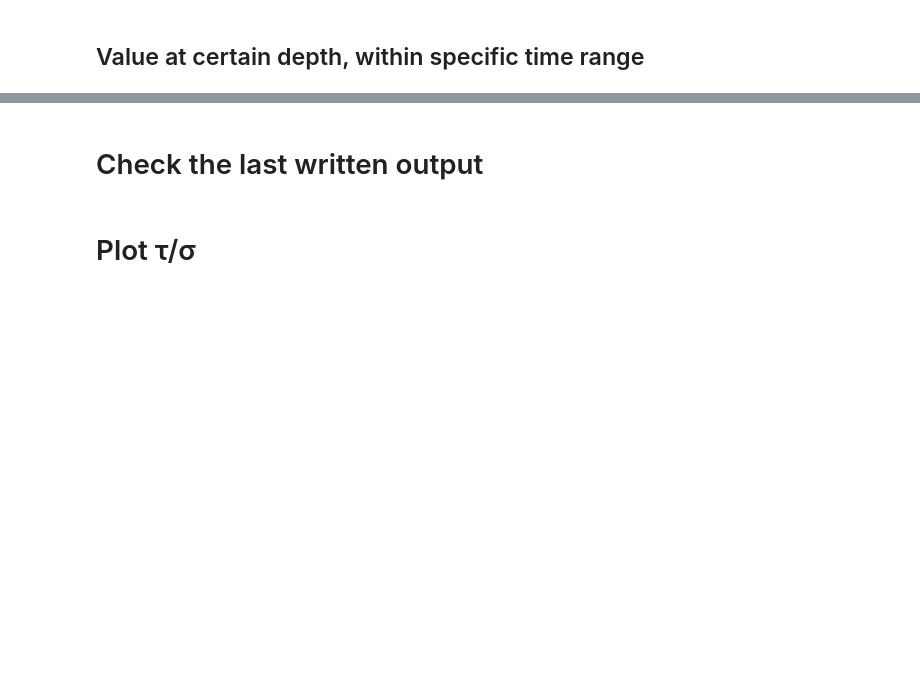
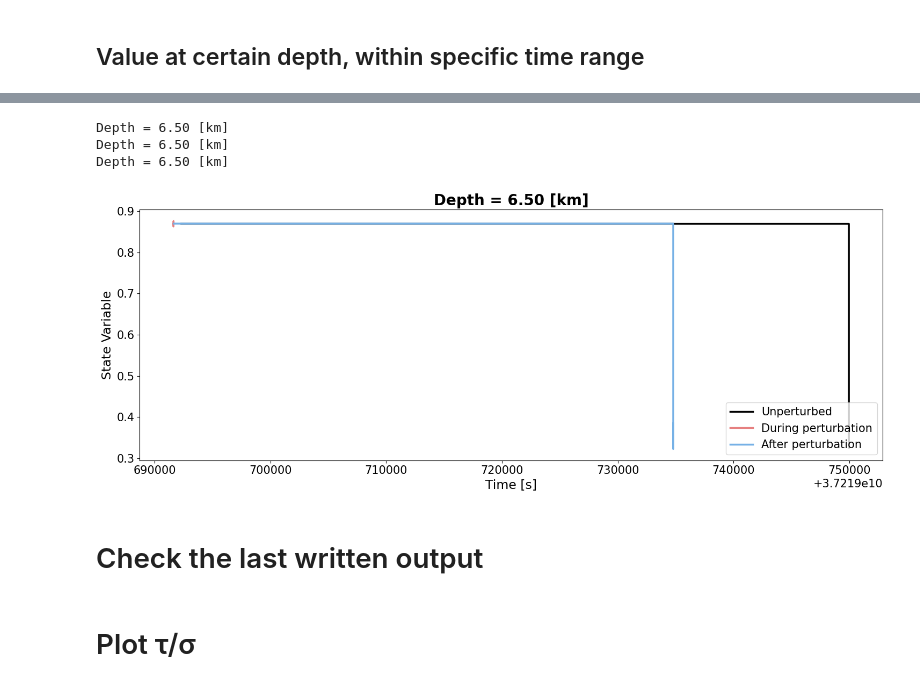
Before and after one commit to JeenaYun/jeena-tandem, a Jupyter notebook: scripts/compare_outputs.ipynb, the cells around one changed output, grey strips where cells are left out. Cells and saved outputs as stored; diff of their text form; code cells hidden in the pictures; blank space fills up the shorter version.

```diff
--- a/scripts/compare_outputs.ipynb
+++ b/scripts/compare_outputs.ipynb
@@ -628,21 +668,19 @@ plt.show()
 # %%
 plt.rcParams['font.size'] = '15'
 plt.figure(figsize=(15,6))
-tdep,tvar = evdep[idx],'normalT'
+tdep,tvar = evdep[idx],'state'
 inc = 1e4
-# i1 = np.where(np.logical_and(outputs1[0,:,0]>=outputs2[0,0,0]-inc,outputs1[0,:,0]<=outputs2[0,-1,0]+inc))[0]
-# fout_time(save_dir1,outputs1[:,i1,:],dep1,tdep,tvar,plot_in_sec=True,lab='Unperturbed',save_on=False)
-# fout_time(save_dir2,outputs2[:,1:,:],dep2,tdep,tvar,col=mp.mypink,plot_in_sec=True,lab='Perturbed',save_on=False)
-# outputs22 = outputs2.copy()
-# outputs22[:,:,3] = outputs22[:,:,3] - 0.5
-# fout_time(save_dir2,outputs22,dep2,tdep,tvar,col=mp.mypink,plot_in_sec=True,lab='During perturbation',save_on=False)
+i1 = np.where(np.logical_and(outputs1[0,:,0]>=tstart[idx]-58320,outputs1[0,:,0]<=tstart[idx]))[0]
+i3 = np.where(np.logical_and(outputs3[0,:,0]>=tstart[idx]-58320,outputs3[0,:,0]<=tstart[idx]))[0]
+fout_time(save_dir1,outputs1[:,i1,:],dep1,tdep,tvar,plot_in_sec=True,lab='Unperturbed',save_on=False)
 fout_time(save_dir2,outputs2,dep2,tdep,tvar,col=mp.mypink,plot_in_sec=True,lab='During perturbation',save_on=False)
-fout_time(save_dir3,outputs3,dep3,tdep,tvar,col=mp.myblue,plot_in_sec=True,lab='After perturbation',save_on=False)
+fout_time(save_dir3,outputs3[:,i3,:],dep3,tdep,tvar,col=mp.myblue,plot_in_sec=True,lab='After perturbation',save_on=False)
 plt.legend(fontsize=15,loc='lower right')
 # plt.legend(fontsize=15,loc='upper right')
 # plt.xlim(outputs2[0,0,0]-1.5,outputs3[0,0,0]+50)
-plt.xlim(outputs2[0,-1,0]-1.5,outputs3[0,0,0]+1.5)
-# plt.xlim(outputs2[0,0,0]-1.5,outputs2[0,-1,0]+50)
-# plt.xlim(outputs2[0,0,0]-1.5,outputs2[0,-1,0]+5)
-# plt.xlim(outputs3[0,0,0]-1.5,outputs3[0,-1,0]+0.5)
 plt.show()
+# %% [output]
+Depth = 6.50 [km]
+Depth = 6.50 [km]
+Depth = 6.50 [km]
+[figure, added]
```
Also changed, not shown: parts of 21 cells of this notebook, 20 other files.
